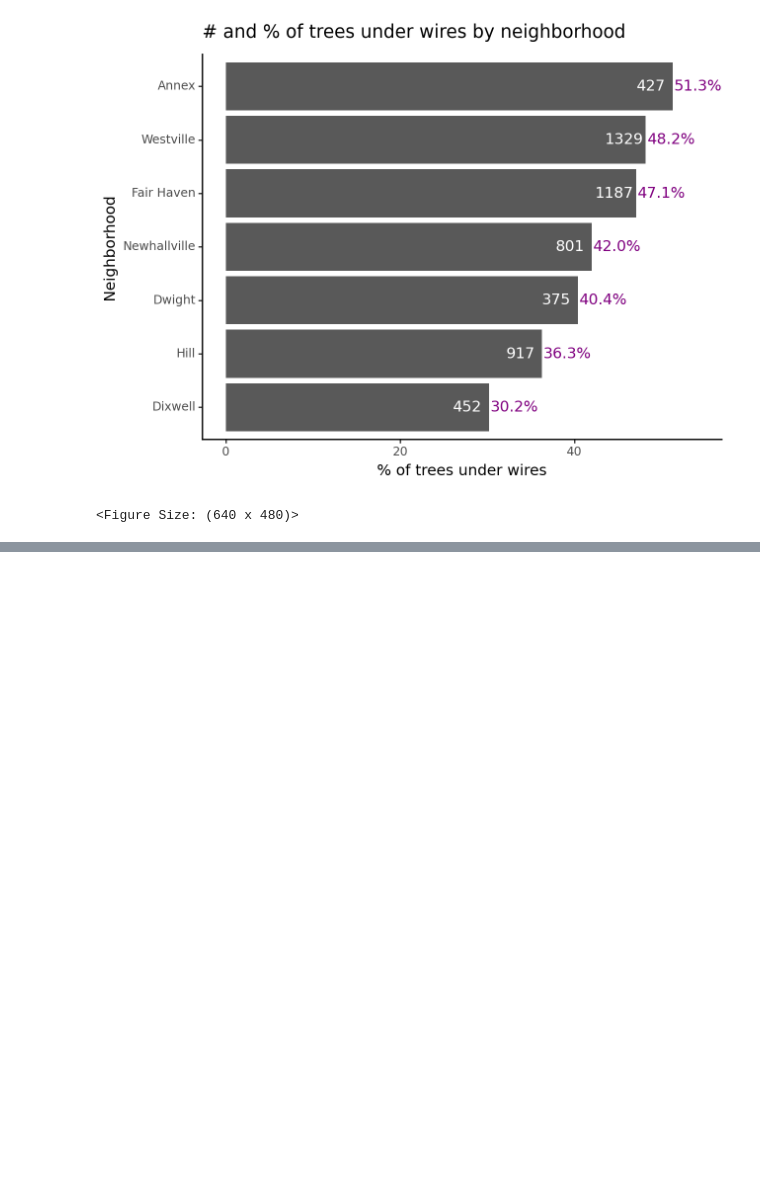
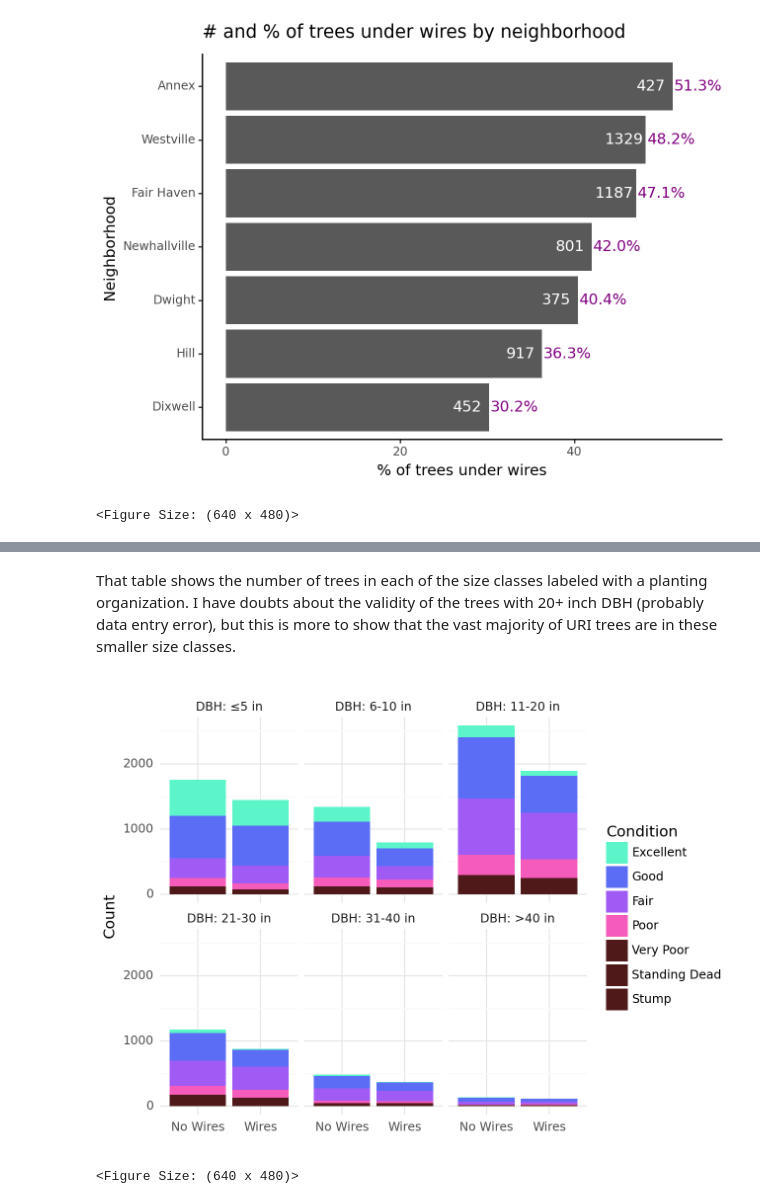
Before and after one commit to envirodatascience/final-project-urban-treeam, a Jupyter notebook: Les_UtilityLines.ipynb, the cells around one changed output, grey strips where cells are left out. Saved outputs shown, nothing was run; the diff lists cells and outputs as text; code cells hidden in the pictures; blank space fills up the shorter version.

```diff
--- a/Les_UtilityLines.ipynb
+++ b/Les_UtilityLines.ipynb
@@ -310,0 +325,2 @@ The difference in means is statistically significant (reject the null hypothesis
+# %% [markdown]
+That table shows the number of trees in each of the size classes labeled with a planting organization. I have doubts about the validity of the trees with 20+ inch DBH (probably data entry error), but this is more to show that the vast majority of URI trees are in these smaller size classes.
@@ -310,0 +329,15 @@ The difference in means is statistically significant (reject the null hypothesis
+# %%
+
+(
+  ggplot(df, aes(x='Wire', fill='condition_order')) +
+    facet_wrap('~ Size_Class')+
+    geom_bar(position='stack') +
+    labs(x='', y='Count') +
+    scale_fill_manual(values=['#5bf5c9', '#5b6df5', '#a05bf5',"#f55bba","#4f1919","#4f1919","#4f1919"], name="Condition")+
+    scale_x_discrete(labels=["No Wires", "Wires"]) +
+    theme_minimal() +
+    theme(legend_position='right')  # Adjust legend position
+)
+# %% [output]
+[figure, added]
+<Figure Size: (640 x 480)>
```
Also changed, not shown: parts of 31 cells of this notebook.
